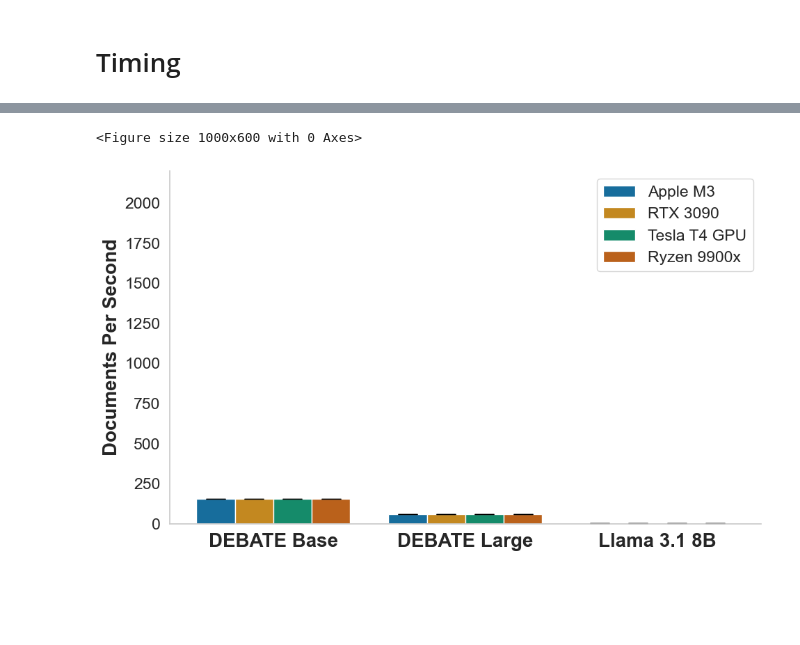
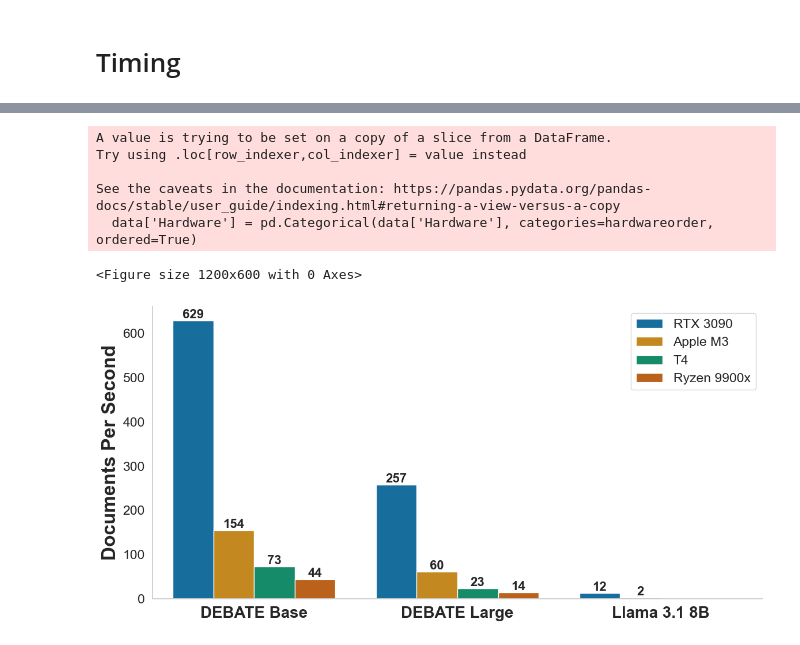
Before and after one commit to MLBurnham/pol_DEBATE, a Jupyter notebook: analysis/plots.ipynb, the cells around one changed output, grey strips where cells are left out. Cells and saved outputs as stored; diff of their text form; code cells hidden in the pictures; blank space fills up the shorter version.

Commit message:
plot updates

```diff
--- a/analysis/plots.ipynb
+++ b/analysis/plots.ipynb
@@ -437,0 +409,18 @@ data
+# %%
+mps = pd.read_csv('../data/mps_timing.csv')
+cuda = pd.read_csv('../data/cuda_timings.csv')
+t4 = pd.read_csv('../data/t4_timings.csv')
+# %%
+df = pd.concat([mps, cuda, t4])
+# %%
+df['Model'].replace({'Political_DEBATE_base_v1.0': 'DEBATE Base',
+       'Political_DEBATE_ModernBERT_base_v1.0': 'DEBATE Base (MB)',
+       'Political_DEBATE_large_v1.0': 'DEBATE Large',
+       'Political_DEBATE_ModernBERT_large_v1.0': 'DEBATE Large (MB)',
+       'Meta-Llama-3.1-8B-Instruct': 'Llama 3.1 8B'}, inplace = True)
+
+df.replace({'mps': 'Apple M3', 't4':'Tesla T4 GPU', 'cuda':'RTX 3090', 'cpu':'Ryzen 9900x', 't4': 'T4'}, inplace = True)
+
+df.reset_index(drop = True, inplace = True)
+
+df.loc[len(df)] = ['Llama 3.1 8B', 'Ryzen 9900x', 0, 0, 0, 0]
@@ -438,54 +434,77 @@ data
 # %%
 sns.set_palette("colorblind")
 
+hardwareorder = ["RTX 3090", "Apple M3", "T4", "Ryzen 9900x"]
+
 models = ['DEBATE Base', 'DEBATE Large', 'Llama 3.1 8B']
 data = df[df['Model'].isin(models)]
+data['Hardware'] = pd.Categorical(data['Hardware'], categories=hardwareorder, ordered=True)
 
 # Create a grouped bar plot
-plt.figure(figsize=(10, 6))
+plt.figure(figsize=(12, 6))
 
 # Plot the bars
-plt.figure(figsize=(10, 6))
+plt.figure(figsize=(12, 6))
 
 # Plot the bars
 barplot = sns.barplot(x='Model', y='DPS', hue='Hardware', data=data)
 
 # Add error bars
 num_models = len(data['Model'].unique())  # Number of unique models
 num_hardware = len(data['Hardware'].unique())  # Number of unique hardware types
 bar_width = 0.8 / num_hardware  # Dynamically adjust bar width
 
-for i, hardware in enumerate(data['Hardware'].unique()):
-    subset = data[data['Hardware'] == hardware]
-    # Calculate x positions for error bars
-    x_positions = np.arange(num_models) + i * bar_width - (bar_width * (num_hardware - 1) / 2)
-    plt.errorbar(
-        x=x_positions,
-        y=subset['DPS'],
-        yerr=subset['DPS_SE'],
-        fmt='none',
-        color='black',
-        capsize=10
-    )
+# for i, hardware in enumerate(data['Hardware'].unique()):
+#     subset = data[data['Hardware'] == hardware]
+#     # Calculate x positions for error bars
+#     x_positions = np.arange(num_models) + i * bar_width - (bar_width * (num_hardware - 1) / 2)
+#     plt.errorbar(
+#         x=x_positions,
+#         y=subset['DPS'],
+#         yerr=subset['DPS_SE'],
+#         fmt='none',
+#         color='black',
+#         capsize=10
+#     )
+
+# Add DPS numbers above the bars
+for bar in barplot.patches:
+    bar_height = bar.get_height()  # Get the height of the bar (DPS value)
+    bar_x = bar.get_x() + bar.get_width() / 2  # Get the x-coordinate for the text
+    if not pd.isna(bar_height) and bar_height > 0:  # Ensure the height is not NaN
+        barplot.annotate(
+            f'{bar_height:.0f}',  # Format the number as an integer
+            (bar_x, bar_height),  # Position the text at the top of the bar
+            ha='center',  # Center the text horizontally
+            va='bottom',  # Place the text above the bar
+            fontsize=16,  # Set font size
+            fontweight='bold'  # Make the text bold
+        )
 
 # Remove the X-axis label
 plt.xlabel('')
 
 # Make X-axis tick labels bold
 plt.xticks(fontweight='bold', fontsize = 20)
 
 # Make Y-axis label bold
-plt.ylabel('Documents Per Second', fontweight='bold', fontsize = 20)
-plt.ylim(0,2200)
+plt.ylabel('Documents Per Second', fontweight='bold', fontsize = 24)
+#plt.ylim(0,2200)
 # Remove the legend title
 plt.legend(title='')
 
 sns.despine()  # Remove top and right spines
 plt.grid(False)
 
 # Show the plot
 plt.tight_layout()
+plt.savefig('../plots/timing_barplot.png', dpi=300)
 plt.show()
 # %% [output]
-<Figure size 1000x600 with 0 Axes>
+A value is trying to be set on a copy of a slice from a DataFrame.
+Try using .loc[row_indexer,col_indexer] = value instead
+
+See the caveats in the documentation: https://pandas.pydata.org/pandas-docs/stable/user_guide/indexing.html#returning-a-view-versus-a-copy
+  data['Hardware'] = pd.Categorical(data['Hardware'], categories=hardwareorder, ordered=True)
+<Figure size 1200x600 with 0 Axes>
-[figure, old version]
+[figure, new version]
```
Also changed, not shown: parts of 7 cells of this notebook, 5 other files.
